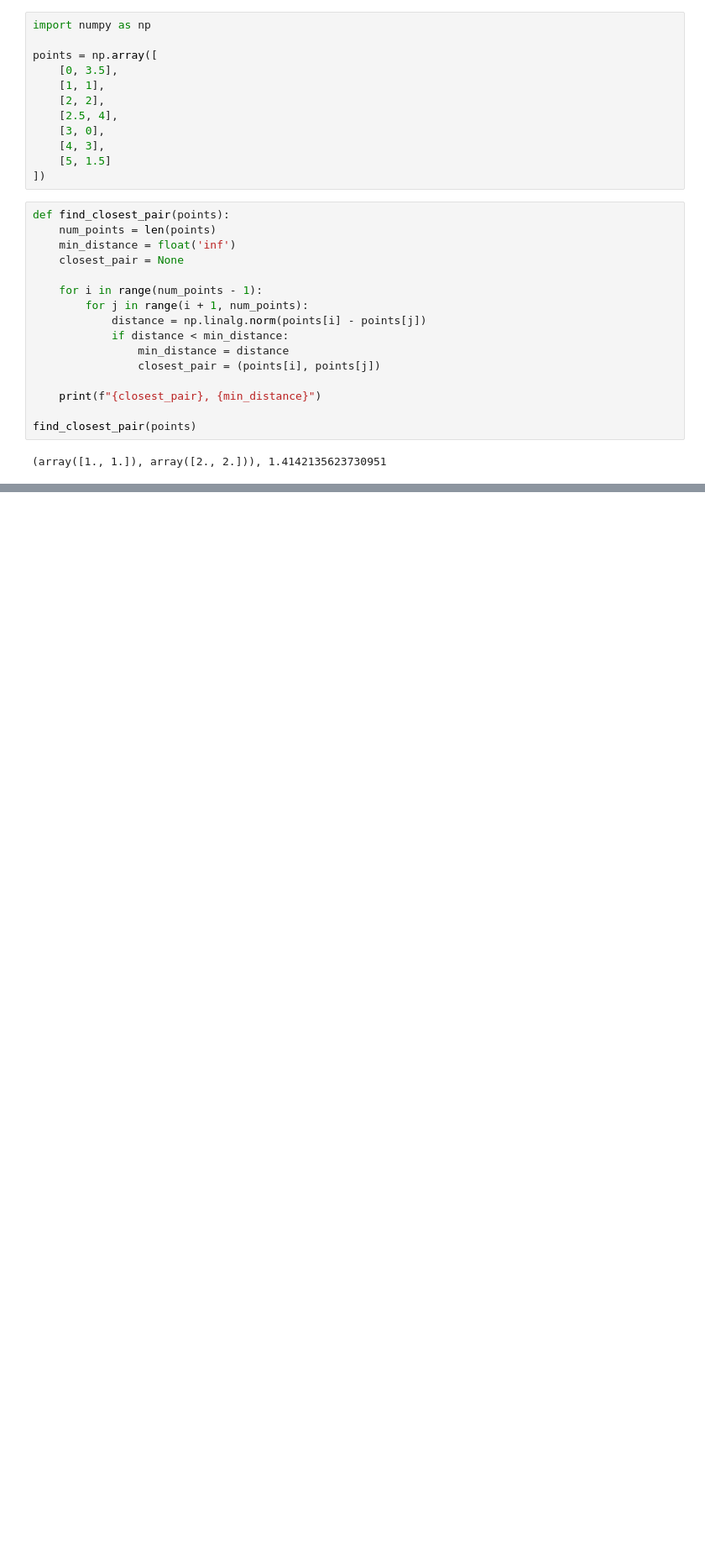
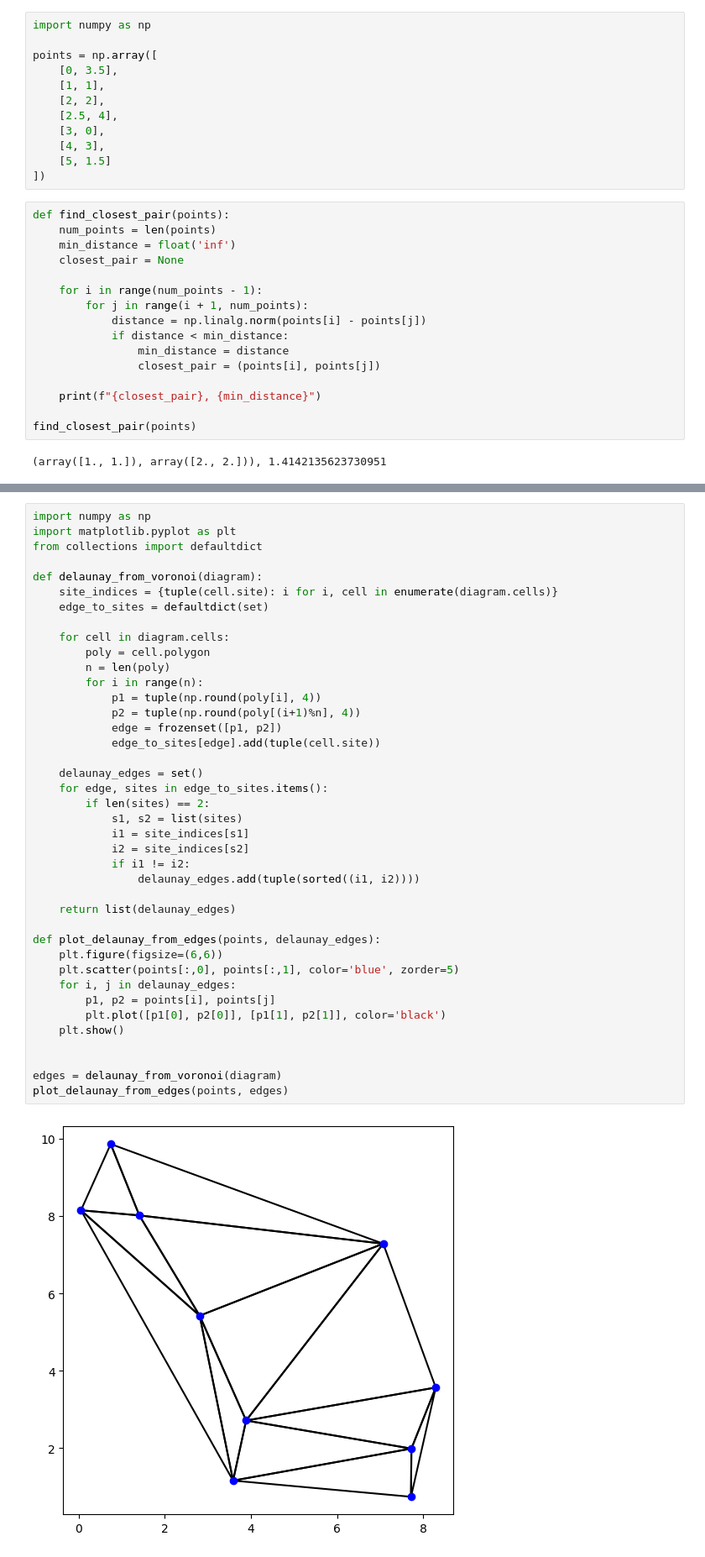
Before and after one commit to sinedmv/ComputationalGeometryLabs, a Jupyter notebook: Task_7.ipynb, the cells around one changed output, grey strips where cells are left out. Shown at 84% size. Drawn from its saved outputs; the diff is of its cells as text; blank space fills up the shorter version.

```diff
--- a/Task_7.ipynb
+++ b/Task_7.ipynb
@@ -162,0 +254,42 @@ plot_delaunay(points, triangles)
+# %%
+import numpy as np
+import matplotlib.pyplot as plt
+from collections import defaultdict
+
+def delaunay_from_voronoi(diagram):
+    site_indices = {tuple(cell.site): i for i, cell in enumerate(diagram.cells)}
+    edge_to_sites = defaultdict(set)
+
+    for cell in diagram.cells:
+        poly = cell.polygon
+        n = len(poly)
+        for i in range(n):
+            p1 = tuple(np.round(poly[i], 4))
+            p2 = tuple(np.round(poly[(i+1)%n], 4))
+            edge = frozenset([p1, p2])
+            edge_to_sites[edge].add(tuple(cell.site))
+
+    delaunay_edges = set()
+    for edge, sites in edge_to_sites.items():
+        if len(sites) == 2:
+            s1, s2 = list(sites)
+            i1 = site_indices[s1]
+            i2 = site_indices[s2]
+            if i1 != i2:
+                delaunay_edges.add(tuple(sorted((i1, i2))))
+
+    return list(delaunay_edges)
+
+def plot_delaunay_from_edges(points, delaunay_edges):
+    plt.figure(figsize=(6,6))
+    plt.scatter(points[:,0], points[:,1], color='blue', zorder=5)
+    for i, j in delaunay_edges:
+        p1, p2 = points[i], points[j]
+        plt.plot([p1[0], p2[0]], [p1[1], p2[1]], color='black')
+    plt.show()
+
+
+edges = delaunay_from_voronoi(diagram)
+plot_delaunay_from_edges(points, edges)
+# %% [output]
+[figure, added]
```
Also changed, not shown: parts of 3 cells of this notebook.
